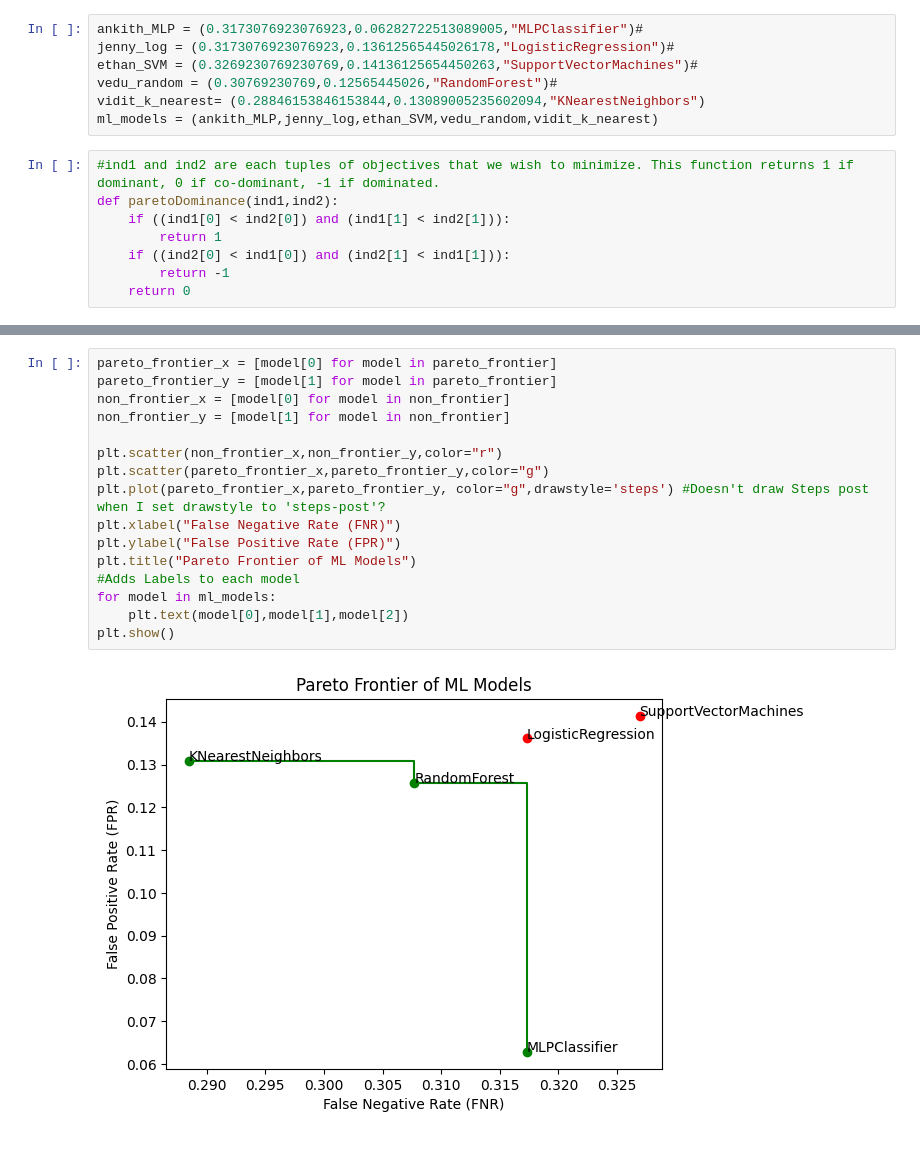
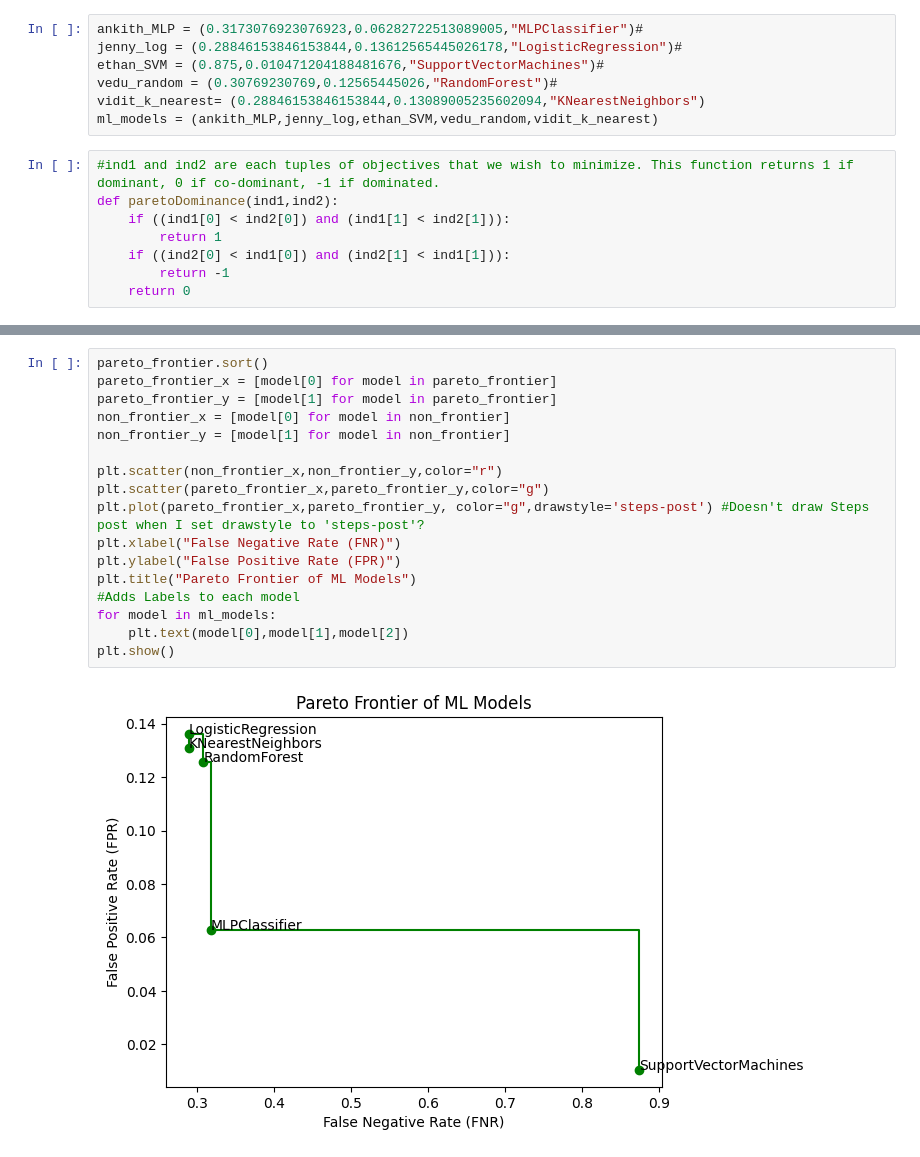
Before and after one commit to vmallela0/titanic-mogp, a Jupyter notebook: ml_pareto_frontier.ipynb, the cells around one changed output, grey strips where cells are left out. Cells and saved outputs as stored; diff of their text form.

Commit message:
Made all ML Models co-dominant on Pareto Frontier

````diff
--- a/ml_pareto_frontier.ipynb
+++ b/ml_pareto_frontier.ipynb
@@ -27,8 +27,8 @@ print(FNR,FPR)
 ```
 # %%
 ankith_MLP = (0.3173076923076923,0.06282722513089005,"MLPClassifier")#
-jenny_log = (0.3173076923076923,0.13612565445026178,"LogisticRegression")#
-ethan_SVM = (0.3269230769230769,0.14136125654450263,"SupportVectorMachines")#
+jenny_log = (0.28846153846153844,0.13612565445026178,"LogisticRegression")#
+ethan_SVM = (0.875,0.010471204188481676,"SupportVectorMachines")#
 vedu_random = (0.30769230769,0.12565445026,"RandomForest")#
 vidit_k_nearest= (0.28846153846153844,0.13089005235602094,"KNearestNeighbors")
 ml_models = (ankith_MLP,jenny_log,ethan_SVM,vedu_random,vidit_k_nearest)
@@ -61,18 +61,19 @@ print(non_frontier)
 # %%
+pareto_frontier.sort()
 pareto_frontier_x = [model[0] for model in pareto_frontier]
 pareto_frontier_y = [model[1] for model in pareto_frontier]
 non_frontier_x = [model[0] for model in non_frontier]
 non_frontier_y = [model[1] for model in non_frontier]
 
 plt.scatter(non_frontier_x,non_frontier_y,color="r")
 plt.scatter(pareto_frontier_x,pareto_frontier_y,color="g")
-plt.plot(pareto_frontier_x,pareto_frontier_y, color="g",drawstyle='steps') #Doesn't draw Steps post when I set drawstyle to 'steps-post'?
+plt.plot(pareto_frontier_x,pareto_frontier_y, color="g",drawstyle='steps-post') #Doesn't draw Steps post when I set drawstyle to 'steps-post'?
 plt.xlabel("False Negative Rate (FNR)")
 plt.ylabel("False Positive Rate (FPR)")
 plt.title("Pareto Frontier of ML Models")
 #Adds Labels to each model
 for model in ml_models:
     plt.text(model[0],model[1],model[2])
 plt.show()
 # %% [output]
-[figure, old version]
+[figure, new version]
````
Also changed, not shown: parts of 2 cells of this notebook, 2 other files.
